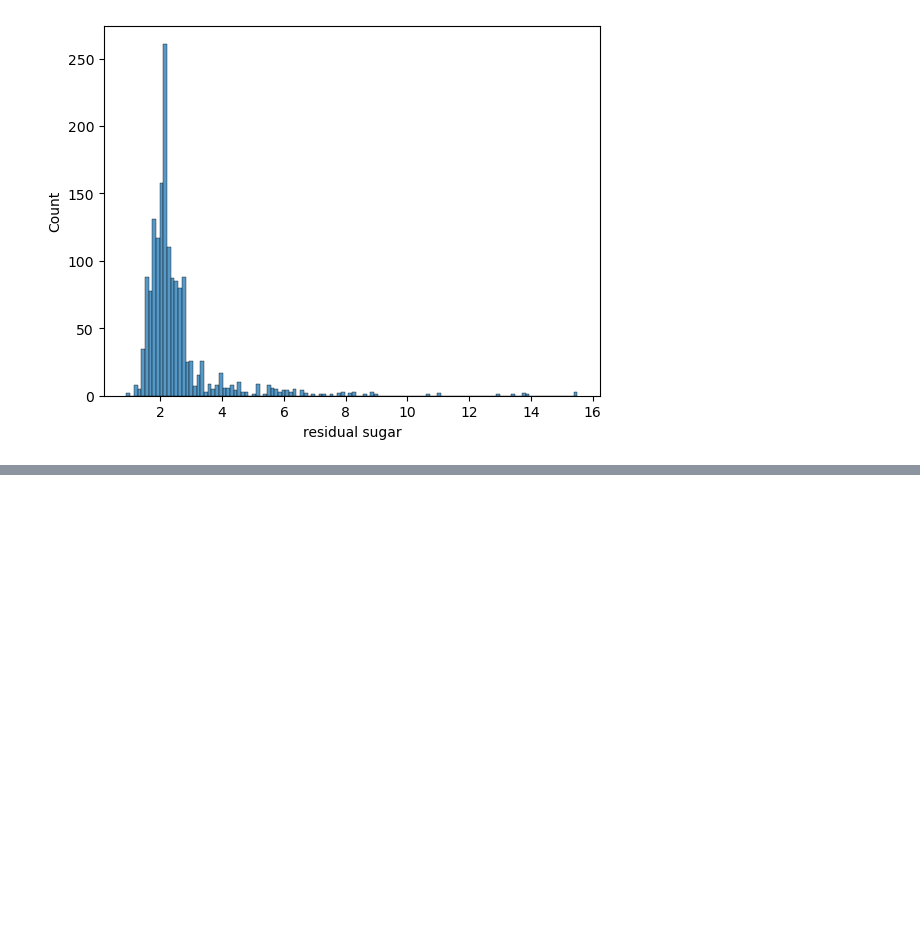
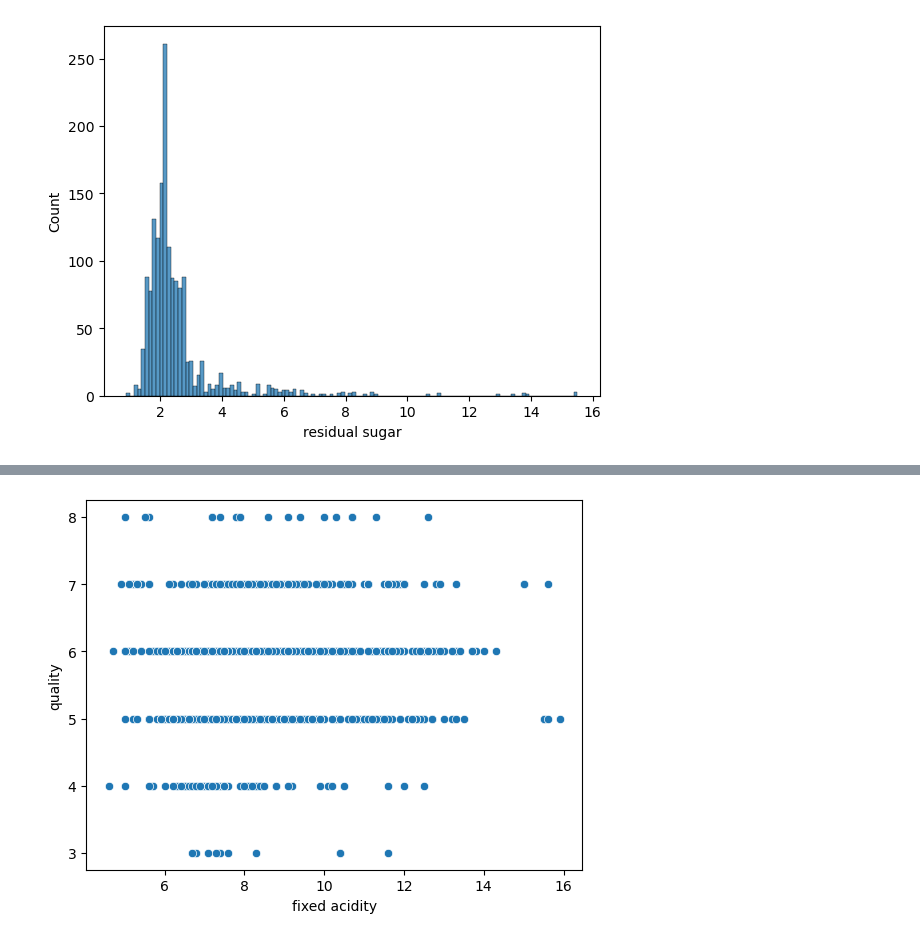
Before and after one commit to Sudha25a/Projects-2, a Jupyter notebook: Redwine.ipynb, the cells around one changed output, grey strips where cells are left out. Cells and saved outputs as stored; diff of their text form; code cells hidden in the pictures; blank space fills up the shorter version.

```diff
--- a/Redwine.ipynb
+++ b/Redwine.ipynb
@@ -108,0 +128,5 @@ sns.histplot(x='residual sugar', data=Redwine)
+# %%
+sns.scatterplot(x='fixed acidity', y='quality', data=Redwine)
+plt.show()
+# %% [output]
+[figure, added]
```
Also changed, not shown: parts of 3 cells of this notebook, 1 other file.
